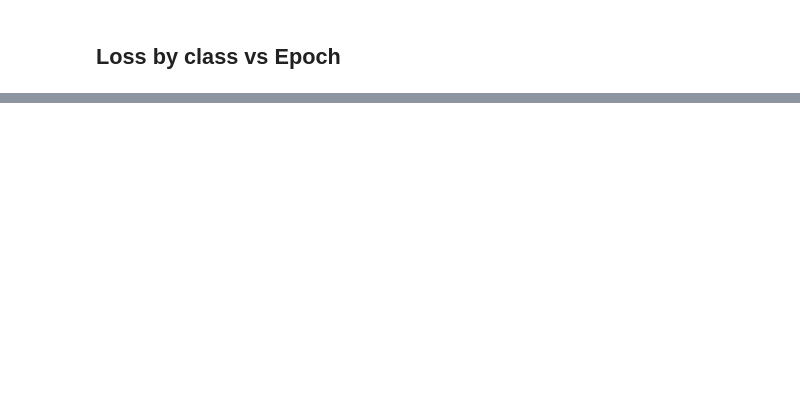
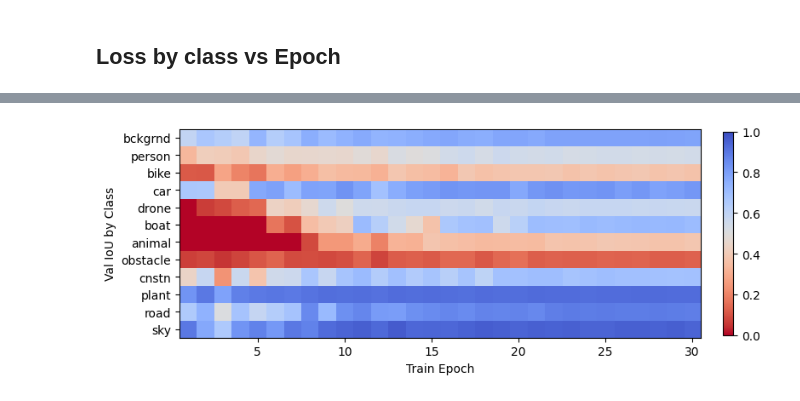
Before and after one commit to nyLiao/Aeroscapes, a Jupyter notebook: visualization/train_curve.ipynb, the cells around one changed output, grey strips where cells are left out. Cells and saved outputs as stored; diff of their text form; code cells hidden in the pictures; blank space fills up the shorter version.

```diff
--- a/visualization/train_curve.ipynb
+++ b/visualization/train_curve.ipynb
@@ -137,0 +194,4 @@ fig = plot_class_call(dir_save, dir_flag)
+# %%
+fig = plot_class_call(flag_lst[3], 'iou')
+# %% [output]
+[figure, added]
```
Also changed, not shown: parts of 8 cells of this notebook, 9 other files.
